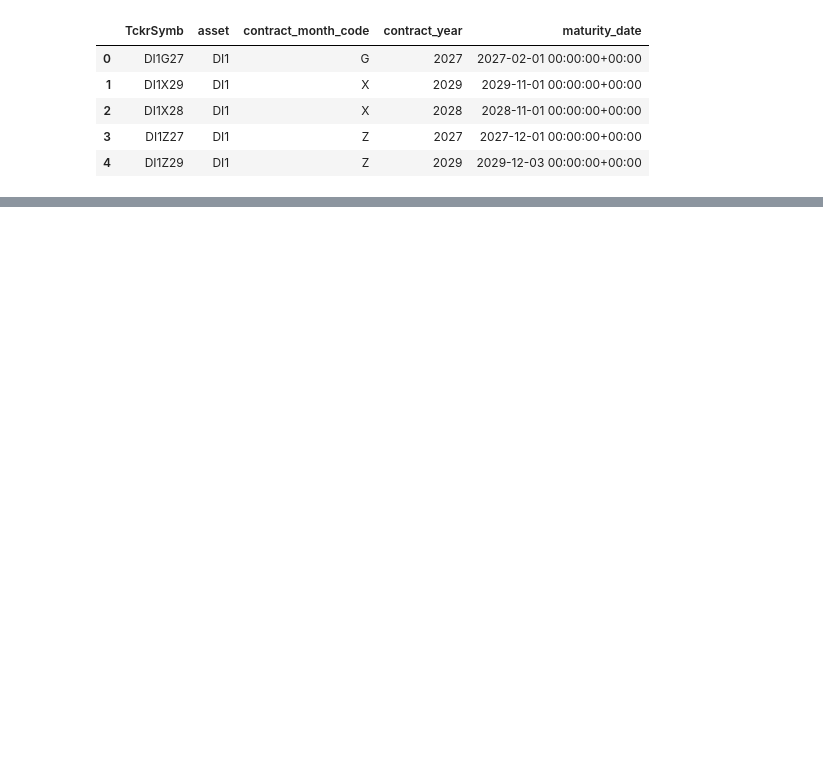
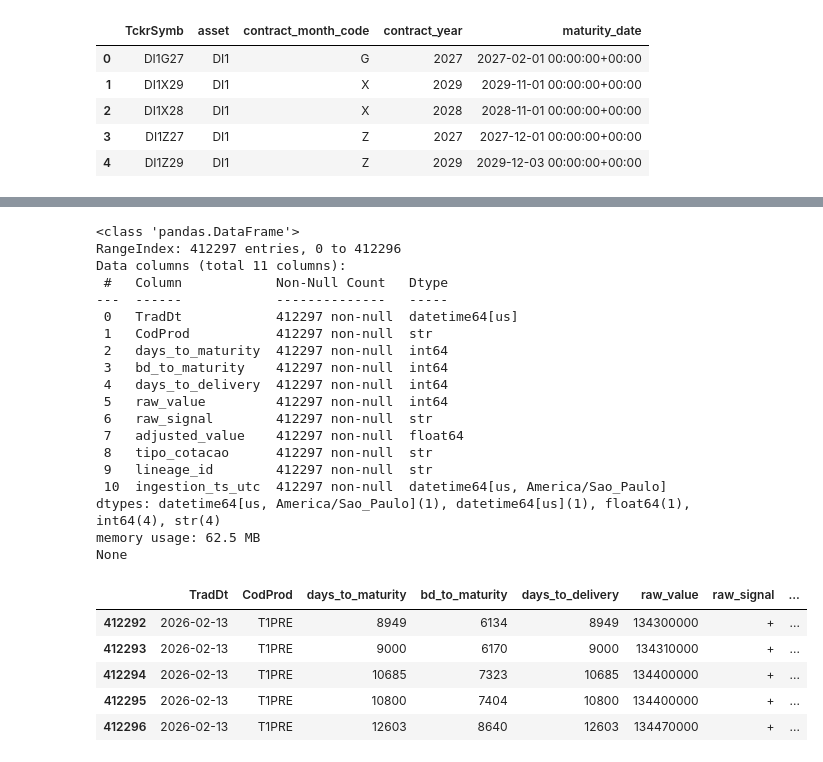
Before and after one commit to JuanRocha01/ML-ETTJ26, a Jupyter notebook: study/refined.ipynb, the cells around one changed output, grey strips where cells are left out. Cells and saved outputs as stored; diff of their text form; code cells hidden in the pictures; blank space fills up the shorter version.

```diff
--- a/study/refined.ipynb
+++ b/study/refined.ipynb
@@ -336,0 +367,13 @@ None
+# %%
+import pandas as pd
+
+df_lineage = pd.read_parquet(r"C:\Users\Dell\OneDrive\Documentos\GitHub\ML-ETTJ26\data\02_trusted\b3\swaps\data_lineage.parquet")
+df_master = pd.read_parquet(r"C:\Users\Dell\OneDrive\Documentos\GitHub\ML-ETTJ26\data\02_trusted\b3\swaps\swap_master.parquet")
+
+path_points = r"C:\Users\Dell\OneDrive\Documentos\GitHub\ML-ETTJ26\data\02_trusted\b3\swaps\swap_dixpre\*.parquet"
+
+
+df_swaps = con.execute(f"""
+    SELECT *
+    FROM read_parquet('{path_points}') AS quotes
+    """).df()
@@ -336,0 +404,29 @@ None
+# %%
+print(df_swaps.info())
+df_swaps.tail()
+# %% [output]
+<class 'pandas.DataFrame'>
+RangeIndex: 412297 entries, 0 to 412296
+Data columns (total 11 columns):
+ #   Column            Non-Null Count   Dtype
+---  ------            --------------   -----
+ 0   TradDt            412297 non-null  datetime64[us]
+ 1   CodProd           412297 non-null  str
+ 2   days_to_maturity  412297 non-null  int64
+ 3   bd_to_maturity    412297 non-null  int64
+ 4   days_to_delivery  412297 non-null  int64
+ 5   raw_value         412297 non-null  int64
+ 6   raw_signal        412297 non-null  str
+ 7   adjusted_value    412297 non-null  float64
+ 8   tipo_cotacao      412297 non-null  str
+ 9   lineage_id        412297 non-null  str
+ 10  ingestion_ts_utc  412297 non-null  datetime64[us, America/Sao_Paulo]
+dtypes: datetime64[us, America/Sao_Paulo](1), datetime64[us](1), float64(1), int64(4), str(4)
+memory usage: 62.5 MB
+None
+|  | TradDt | CodProd | days_to_maturity | bd_to_maturity | days_to_delivery | raw_value | raw_signal | ... |
+| 412292 | 2026-02-13 | T1PRE | 8949 | 6134 | 8949 | 134300000 | + | ... |
+| 412293 | 2026-02-13 | T1PRE | 9000 | 6170 | 9000 | 134310000 | + | ... |
+| 412294 | 2026-02-13 | T1PRE | 10685 | 7323 | 10685 | 134400000 | + | ... |
+| 412295 | 2026-02-13 | T1PRE | 10800 | 7404 | 10800 | 134400000 | + | ... |
+| 412296 | 2026-02-13 | T1PRE | 12603 | 8640 | 12603 | 134470000 | + | ... |
```
Also changed, not shown: parts of 5 cells of this notebook, 4 other files.
